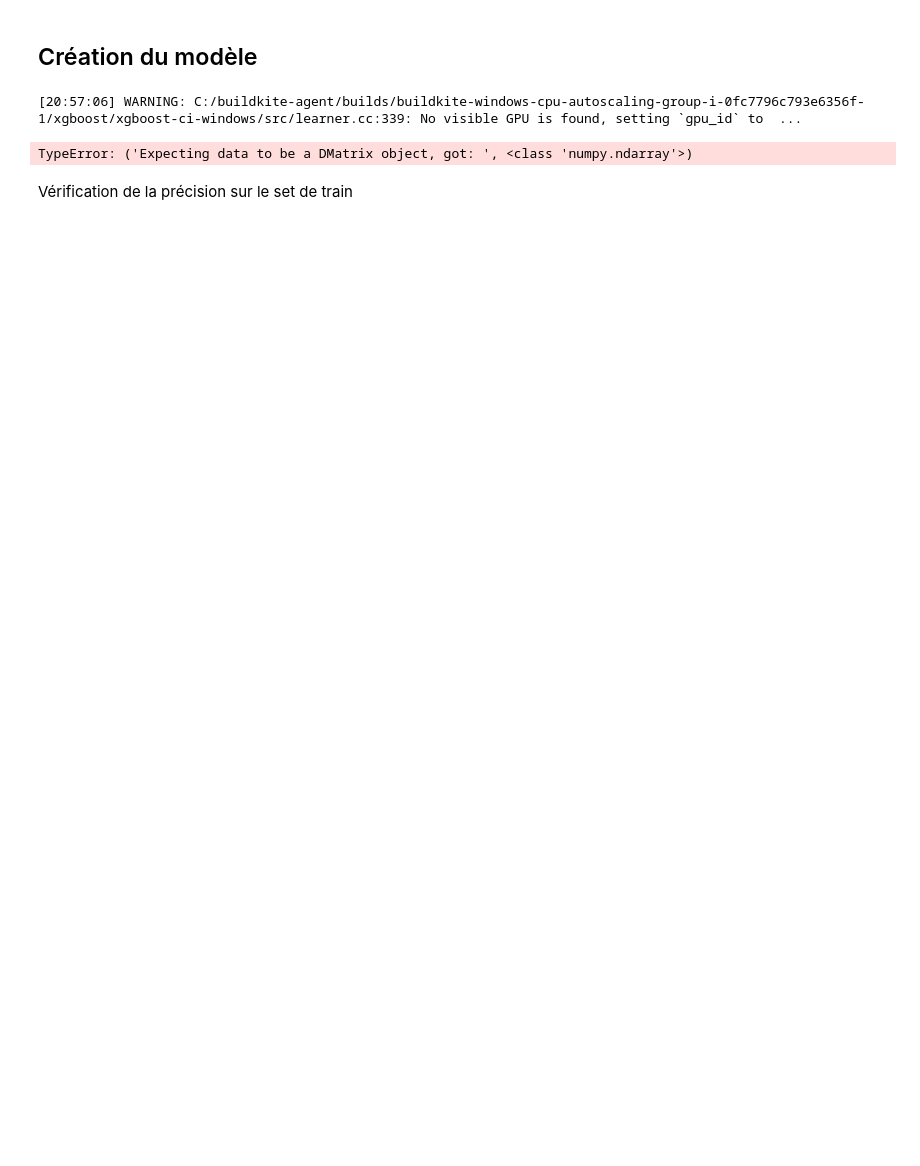
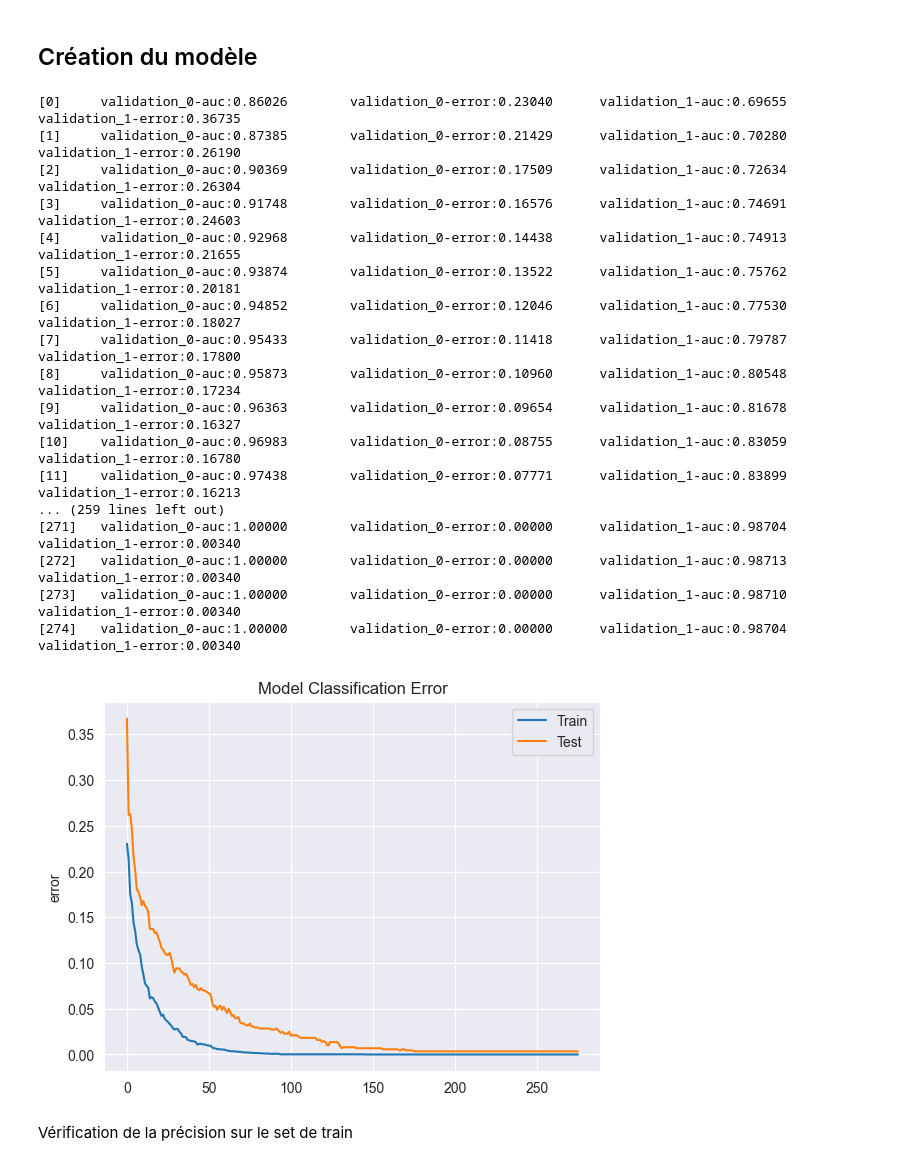
Before and after one commit to MagicalKyaru/ProjetIA_CESI, a Jupyter notebook: 3.2 Modèle [XGBoost + SMOTE-NC].ipynb, the cells around one changed output. Drawn from its saved outputs; the diff is of its cells as text; code cells hidden in the pictures; blank space fills up the shorter version.

```diff
--- a/3.2 Modèle [XGBoost + SMOTE-NC].ipynb
+++ b/3.2 Modèle [XGBoost + SMOTE-NC].ipynb
@@ -118,36 +130,52 @@ X_test
 for col in X_train.select_dtypes(include=['object']).columns:
     X_train[col] = X_train[col].astype('category')
     X_test[col] = X_test[col].astype('category')
 
 # XGBClassifier Model
 
 ## Try except en cas d'erreur de GPU (absence de GPU ou GPU AMD)
 try:
-    xgb = XGBClassifier(n_estimators=900, enable_categorical=True, tree_method="gpu_hist")
+    xgb = XGBClassifier(n_estimators=1000, enable_categorical=True, tree_method="gpu_hist", learning_rate=0.15, early_stopping_rounds=100)
     eval_set = [(X_train, y_train), (X_test, y_test)]
     eval_metric = ["auc","error"]
     xgb.fit(X_train, y_train, eval_metric=eval_metric, eval_set=eval_set, verbose=True)
 except:
     print("GPU Nvidia non détecté. Merci de lancer ce notebook sur un équipement possédant un GPU Nvidia récent.")
 
 # Prédictions
 xgb_pred = xgb.predict(X_train)
 
 
 # Graph d'erreurs
 results = xgb.evals_result()
 epochs = len(results['validation_0']['error'])
 x_axis = range(0, epochs)
 fig, ax = plt.subplots()
 ax.plot(x_axis, results['validation_0']['error'], label='Train')
 ax.plot(x_axis, results['validation_1']['error'], label='Test')
 ax.legend()
 plt.ylabel('error')
 plt.title('Model Classification Error')
 plt.show()
 # %% [output]
-[20:57:06] WARNING: C:/buildkite-agent/builds/buildkite-windows-cpu-autoscaling-group-i-0fc7796c793e6356f-1/xgboost/xgboost-ci-windows/src/learner.cc:339: No visible GPU is found, setting `gpu_id` to  ...
+[0]     validation_0-auc:0.86026        validation_0-error:0.23040      validation_1-auc:0.69655        validation_1-error:0.36735
+[1]     validation_0-auc:0.87385        validation_0-error:0.21429      validation_1-auc:0.70280        validation_1-error:0.26190
+[2]     validation_0-auc:0.90369        validation_0-error:0.17509      validation_1-auc:0.72634        validation_1-error:0.26304
+[3]     validation_0-auc:0.91748        validation_0-error:0.16576      validation_1-auc:0.74691        validation_1-error:0.24603
+[4]     validation_0-auc:0.92968        validation_0-error:0.14438      validation_1-auc:0.74913        validation_1-error:0.21655
+[5]     validation_0-auc:0.93874        validation_0-error:0.13522      validation_1-auc:0.75762        validation_1-error:0.20181
+[6]     validation_0-auc:0.94852        validation_0-error:0.12046      validation_1-auc:0.77530        validation_1-error:0.18027
+[7]     validation_0-auc:0.95433        validation_0-error:0.11418      validation_1-auc:0.79787        validation_1-error:0.17800
+[8]     validation_0-auc:0.95873        validation_0-error:0.10960      validation_1-auc:0.80548        validation_1-error:0.17234
+[9]     validation_0-auc:0.96363        validation_0-error:0.09654      validation_1-auc:0.81678        validation_1-error:0.16327
+[10]    validation_0-auc:0.96983        validation_0-error:0.08755      validation_1-auc:0.83059        validation_1-error:0.16780
+[11]    validation_0-auc:0.97438        validation_0-error:0.07771      validation_1-auc:0.83899        validation_1-error:0.16213
+... (259 lines left out)
+[271]   validation_0-auc:1.00000        validation_0-error:0.00000      validation_1-auc:0.98704        validation_1-error:0.00340
+[272]   validation_0-auc:1.00000        validation_0-error:0.00000      validation_1-auc:0.98713        validation_1-error:0.00340
+[273]   validation_0-auc:1.00000        validation_0-error:0.00000      validation_1-auc:0.98710        validation_1-error:0.00340
+[274]   validation_0-auc:1.00000        validation_0-error:0.00000      validation_1-auc:0.98704        validation_1-error:0.00340
-TypeError: ('Expecting data to be a DMatrix object, got: ', <class 'numpy.ndarray'>)
+[figure, added]
 # %% [markdown]
 Vérification de la précision sur le set de train
 # %%
```
Also changed, not shown: parts of 13 cells of this notebook, 1 other file.
